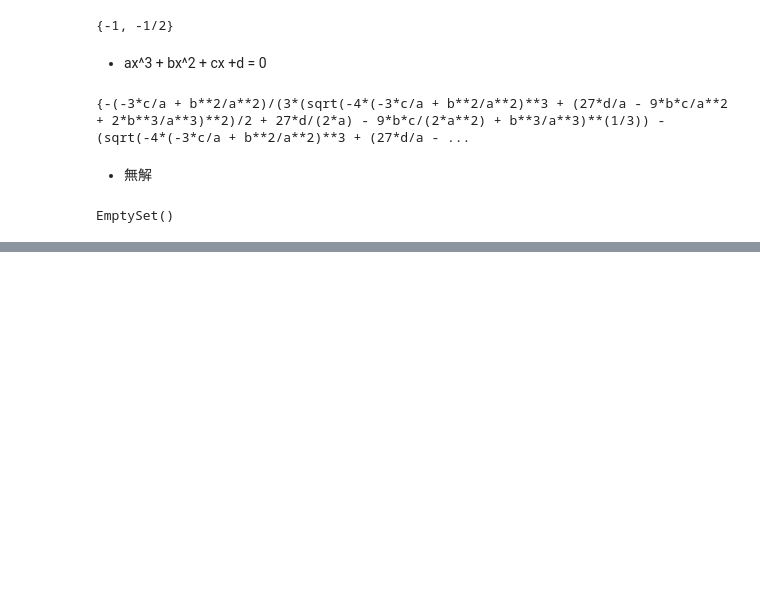
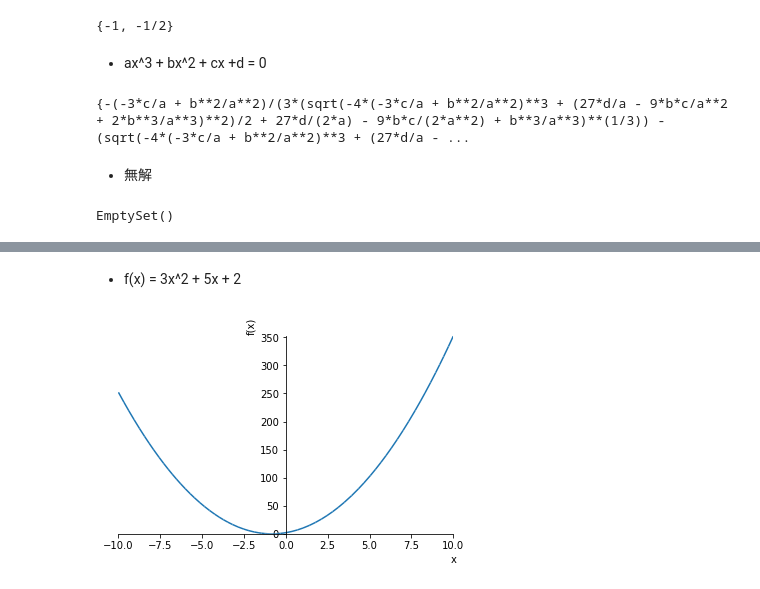
Before and after one commit to gnsJhenJie/DataScience, a Jupyter notebook: SymPy_Symbolic_Mathematics_Python.ipynb, the cells around one changed output, grey strips where cells are left out. Cells and saved outputs as stored; diff of their text form; code cells hidden in the pictures; blank space fills up the shorter version.

```diff
--- a/SymPy_Symbolic_Mathematics_Python.ipynb
+++ b/SymPy_Symbolic_Mathematics_Python.ipynb
@@ -75,0 +98,7 @@ EmptySet()
+# %% [markdown]
+* f(x) = 3x^2 + 5x + 2
+# %%
+expr = 3 * x **2 + 5 * x + 2
+p = sym.plot(expr)
+# %% [output]
+[figure, added]
```
Also changed, not shown: parts of 12 cells of this notebook.
